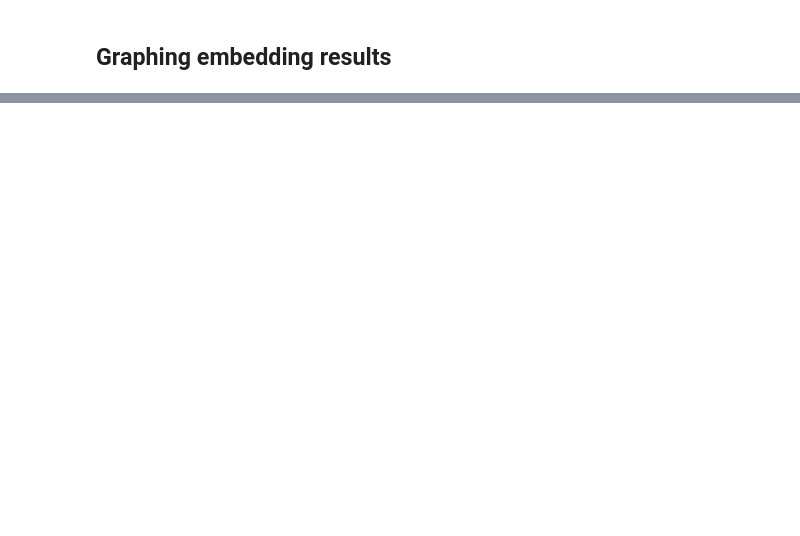
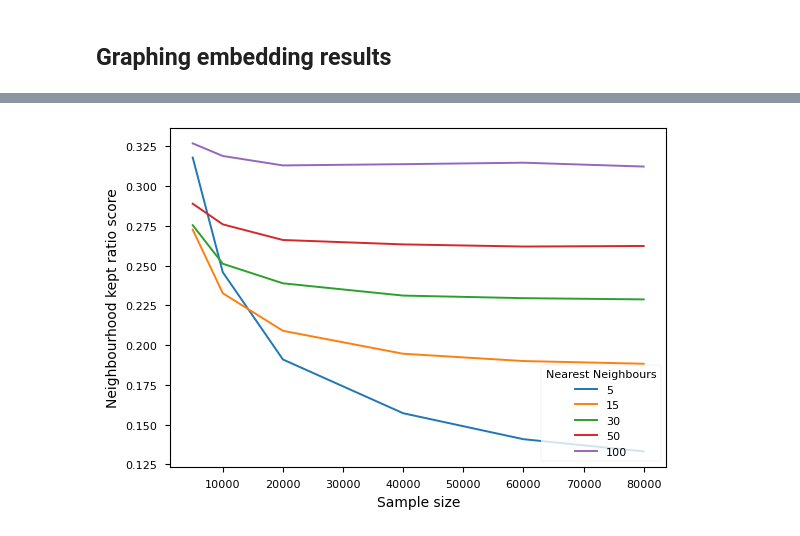
Before and after one commit to HJJoosse/celldyn_embedder, a Jupyter notebook: sandbox/graphing_embedding_results.ipynb, the cells around one changed output, grey strips where cells are left out. Saved outputs shown, nothing was run; the diff lists cells and outputs as text; code cells hidden in the pictures; blank space fills up the shorter version.

```diff
--- a/sandbox/graphing_embedding_results.ipynb
+++ b/sandbox/graphing_embedding_results.ipynb
@@ -57,0 +47,4 @@ Text(0, 0.5, 'Distance correlation score')
+# %%
+sizes_against_performance_plot(sample_ls,"neighbor_kept_ratio", "Neighbourhood kept ratio score")
+# %% [output]
+[figure, added]
```
Also changed, not shown: parts of 13 cells of this notebook, 2 other files.
